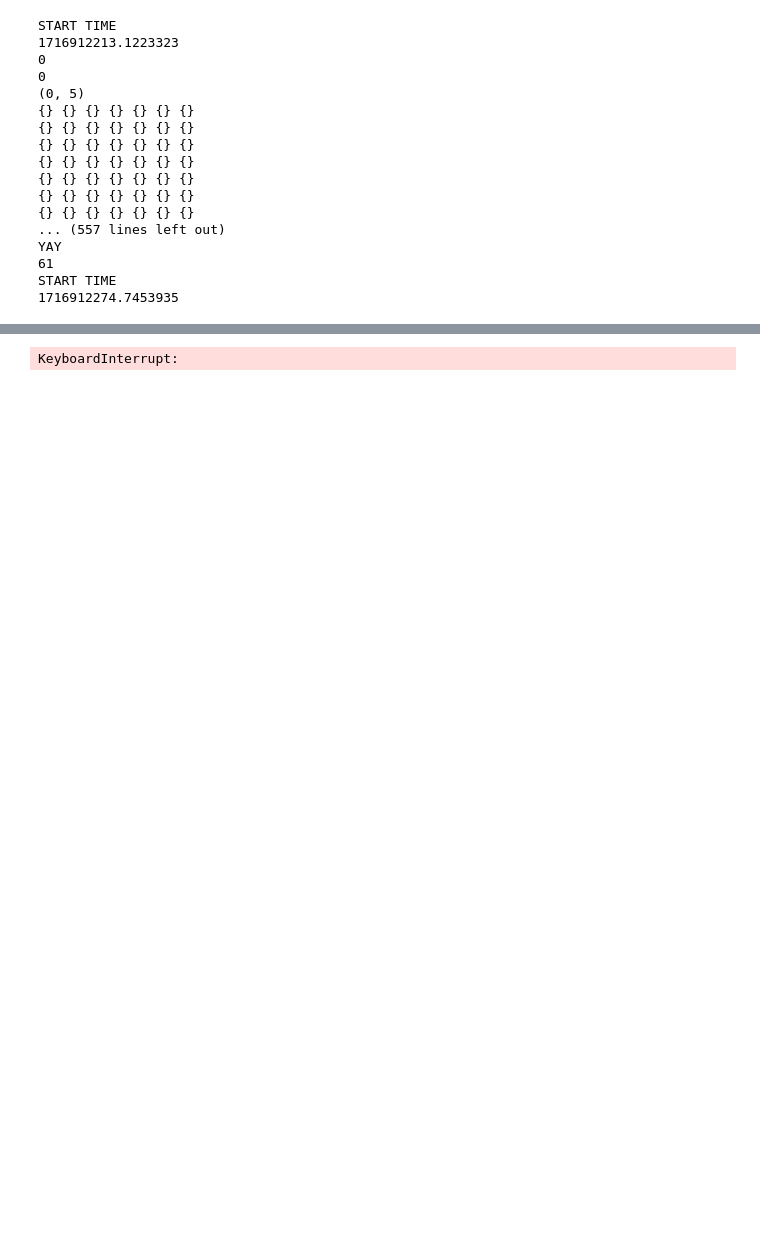
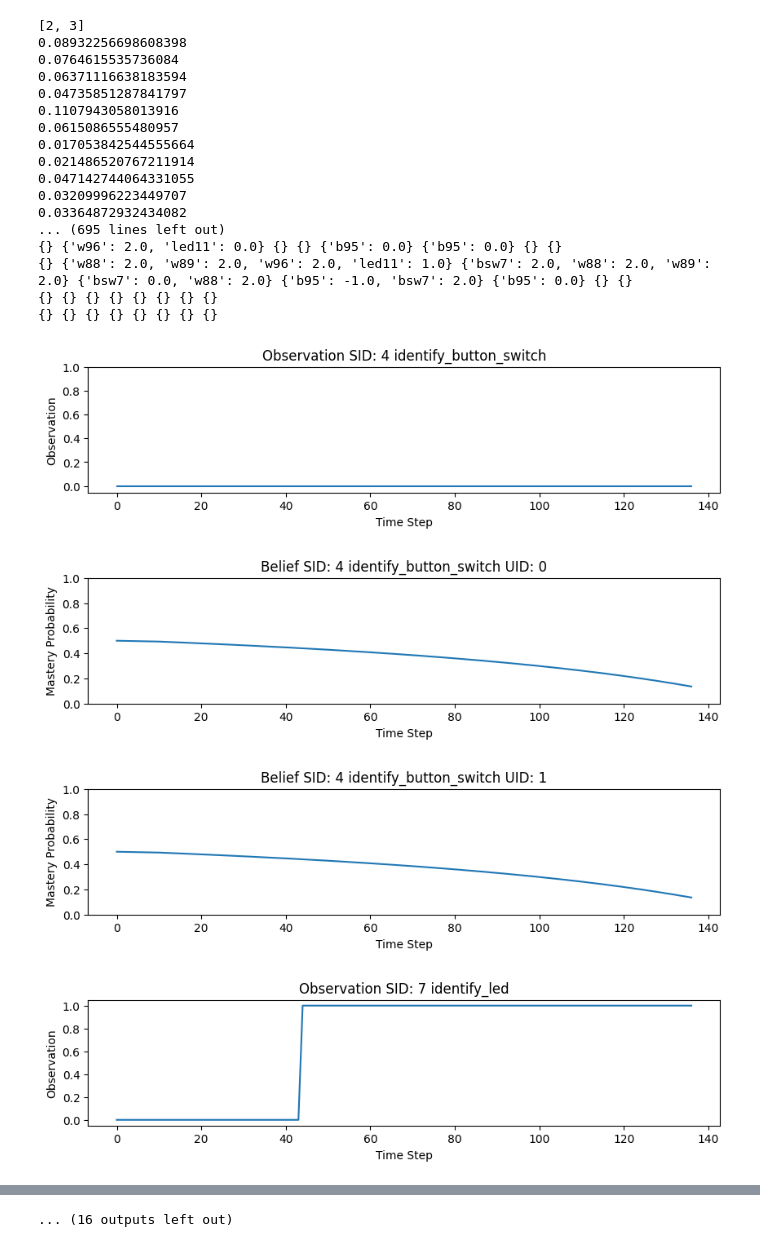
Before and after one commit to Alex-Popa-Florea/final_year_project, a Jupyter notebook: CTDBKT/user_study.ipynb, the cells around one changed output, grey strips where cells are left out. Saved outputs shown, nothing was run; the diff lists cells and outputs as text; code cells hidden in the pictures; blank space fills up the shorter version.

```diff
--- a/CTDBKT/user_study.ipynb
+++ b/CTDBKT/user_study.ipynb
@@ -48,24 +49,29 @@ series added 1.0,
 ... (4 outputs left out)
 # %%
 if correct_init:
-    valid_task, beliefs = mastery_updater.run_task(user_masteries, uids, unique_uids, source, cap, model, detector, matrix_to_recolor, peg_size, frame_tilt, frame_circle, angle)
+    print(unique_uids)
+    valid_task, beliefs = mastery_updater.run_task(user_masteries, uids, unique_uids, source, cap, model, detector, matrix_to_recolor, peg_size, frame_tilt, frame_circle, angle, board_size)
     if valid_task:
         user_masteries.move_to_next_task(beliefs)
 # %% [output]
-START TIME
-1716912213.1223323
-0
-0
-(0, 5)
-{} {} {} {} {} {} {}
-{} {} {} {} {} {} {}
-{} {} {} {} {} {} {}
-{} {} {} {} {} {} {}
-{} {} {} {} {} {} {}
-{} {} {} {} {} {} {}
-{} {} {} {} {} {} {}
-... (557 lines left out)
-YAY
-61
-START TIME
-1716912274.7453935
+[2, 3]
+0.08932256698608398
+0.0764615535736084
+0.06371116638183594
+0.04735851287841797
+0.1107943058013916
+0.0615086555480957
+0.017053842544555664
+0.021486520767211914
+0.047142744064331055
+0.03209996223449707
+0.03364872932434082
+... (695 lines left out)
+{} {'w96': 2.0, 'led11': 0.0} {} {} {'b95': 0.0} {'b95': 0.0} {} {}
+{} {'w88': 2.0, 'w89': 2.0, 'w96': 2.0, 'led11': 1.0} {'bsw7': 2.0, 'w88': 2.0, 'w89': 2.0} {'bsw7': 0.0, 'w88': 2.0} {'b95': -1.0, 'bsw7': 2.0} {'b95': 0.0} {} {}
+{} {} {} {} {} {} {} {}
+{} {} {} {} {} {} {} {}
+[figure, added]
+[figure, added]
+[figure, added]
+[figure, added]
@@ -72,3 +85,3 @@ START TIME
-KeyboardInterrupt:
+... (16 outputs left out)
 # %%
 if correct_init:
```
Also changed, not shown: parts of 6 cells of this notebook, 10 other files.
